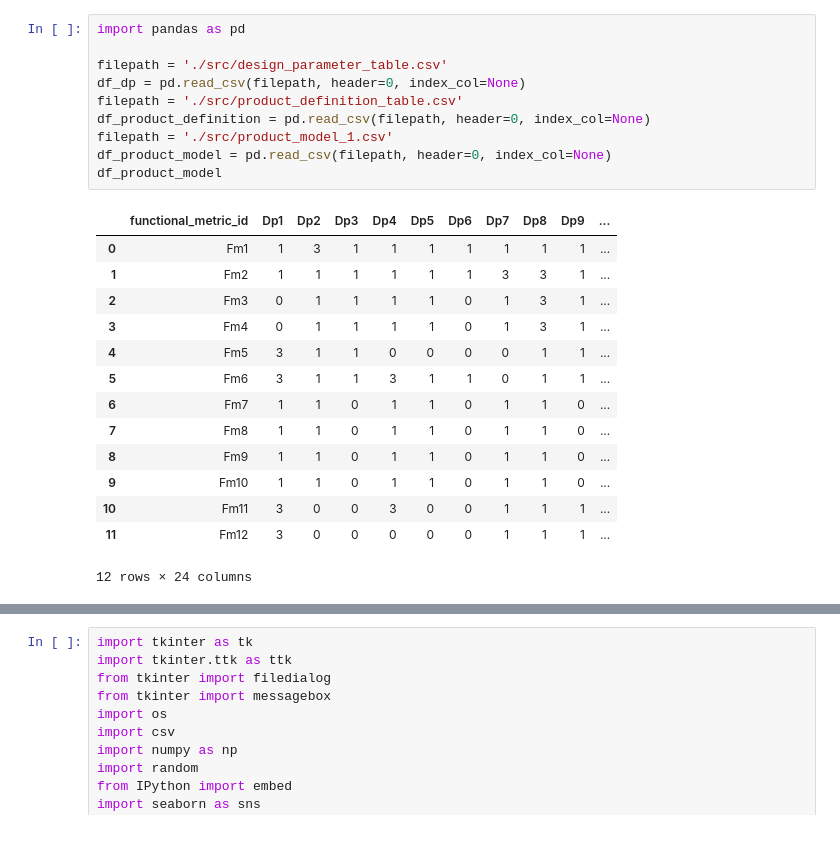
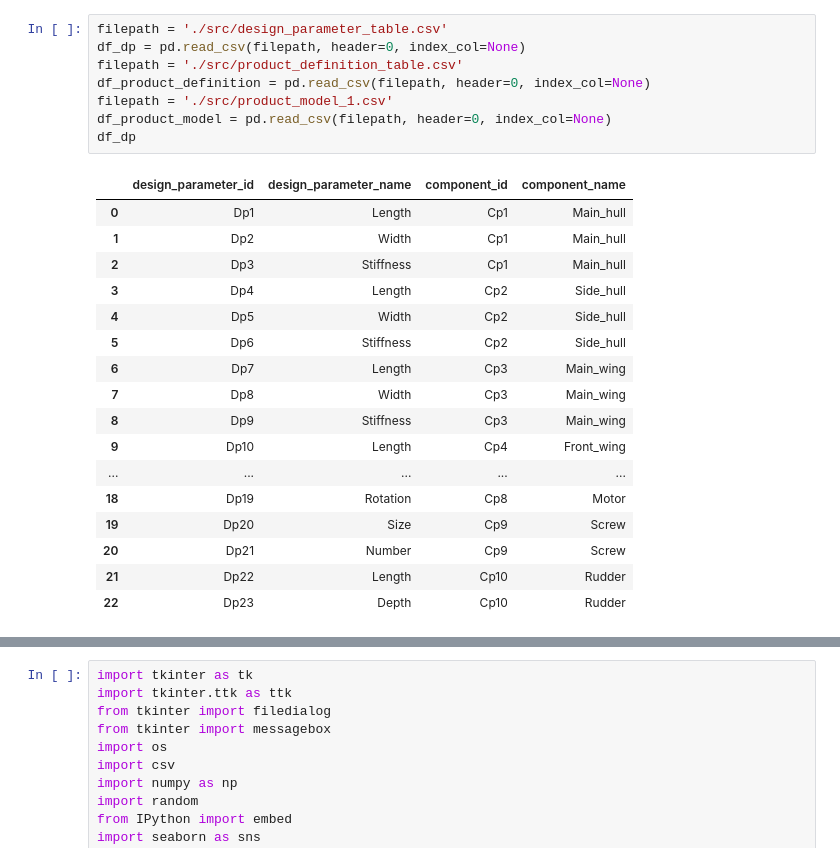
Before and after one commit to pippi12/architecture, a Jupyter notebook: modulardesign.ipynb, the cells around one changed output, grey strips where cells are left out. Cells and saved outputs as stored; diff of their text form.

```diff
--- a/modulardesign.ipynb
+++ b/modulardesign.ipynb
@@ -1,25 +8,26 @@
 # %%
-import pandas as pd
-
 filepath = './src/design_parameter_table.csv'
 df_dp = pd.read_csv(filepath, header=0, index_col=None)
 filepath = './src/product_definition_table.csv'
 df_product_definition = pd.read_csv(filepath, header=0, index_col=None)
 filepath = './src/product_model_1.csv'
 df_product_model = pd.read_csv(filepath, header=0, index_col=None)
-df_product_model
+df_dp
 # %% [output]
-|  | functional_metric_id | Dp1 | Dp2 | Dp3 | Dp4 | Dp5 | Dp6 | Dp7 | Dp8 | Dp9 | ... |
-| 0 | Fm1 | 1 | 3 | 1 | 1 | 1 | 1 | 1 | 1 | 1 | ... |
-| 1 | Fm2 | 1 | 1 | 1 | 1 | 1 | 1 | 3 | 3 | 1 | ... |
-| 2 | Fm3 | 0 | 1 | 1 | 1 | 1 | 0 | 1 | 3 | 1 | ... |
-| 3 | Fm4 | 0 | 1 | 1 | 1 | 1 | 0 | 1 | 3 | 1 | ... |
-| 4 | Fm5 | 3 | 1 | 1 | 0 | 0 | 0 | 0 | 1 | 1 | ... |
-| 5 | Fm6 | 3 | 1 | 1 | 3 | 1 | 1 | 0 | 1 | 1 | ... |
-| 6 | Fm7 | 1 | 1 | 0 | 1 | 1 | 0 | 1 | 1 | 0 | ... |
-| 7 | Fm8 | 1 | 1 | 0 | 1 | 1 | 0 | 1 | 1 | 0 | ... |
-| 8 | Fm9 | 1 | 1 | 0 | 1 | 1 | 0 | 1 | 1 | 0 | ... |
-| 9 | Fm10 | 1 | 1 | 0 | 1 | 1 | 0 | 1 | 1 | 0 | ... |
-| 10 | Fm11 | 3 | 0 | 0 | 3 | 0 | 0 | 1 | 1 | 1 | ... |
-| 11 | Fm12 | 3 | 0 | 0 | 0 | 0 | 0 | 1 | 1 | 1 | ... |
+|  | design_parameter_id | design_parameter_name | component_id | component_name |
+| 0 | Dp1 | Length | Cp1 | Main_hull |
+| 1 | Dp2 | Width | Cp1 | Main_hull |
+| 2 | Dp3 | Stiffness | Cp1 | Main_hull |
+| 3 | Dp4 | Length | Cp2 | Side_hull |
+| 4 | Dp5 | Width | Cp2 | Side_hull |
+| 5 | Dp6 | Stiffness | Cp2 | Side_hull |
+| 6 | Dp7 | Length | Cp3 | Main_wing |
+| 7 | Dp8 | Width | Cp3 | Main_wing |
+| 8 | Dp9 | Stiffness | Cp3 | Main_wing |
+| 9 | Dp10 | Length | Cp4 | Front_wing |
+| ... | ... | ... | ... | ... |
+| 18 | Dp19 | Rotation | Cp8 | Motor |
+| 19 | Dp20 | Size | Cp9 | Screw |
+| 20 | Dp21 | Number | Cp9 | Screw |
+| 21 | Dp22 | Length | Cp10 | Rudder |
+| 22 | Dp23 | Depth | Cp10 | Rudder |
-12 rows × 24 columns
```
Also changed, not shown: parts of 14 cells of this notebook.
